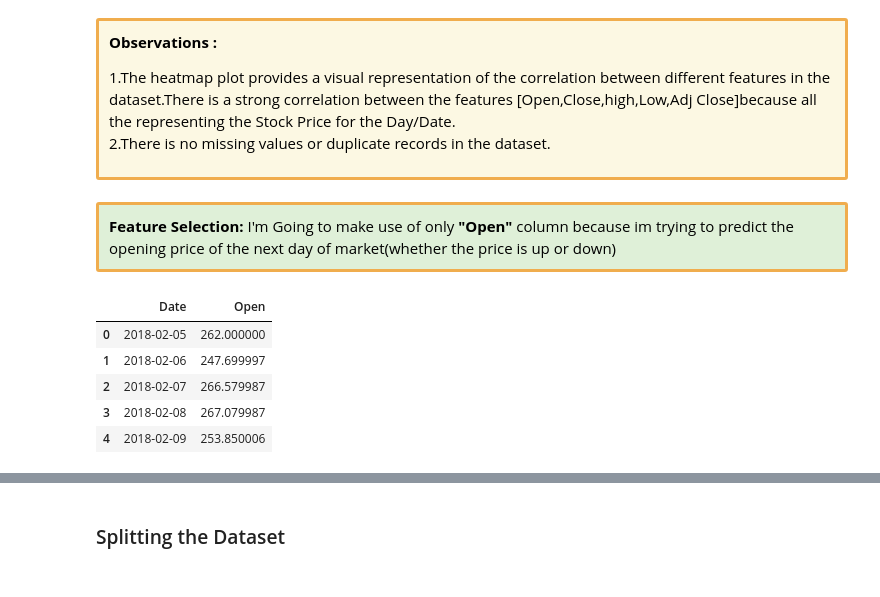
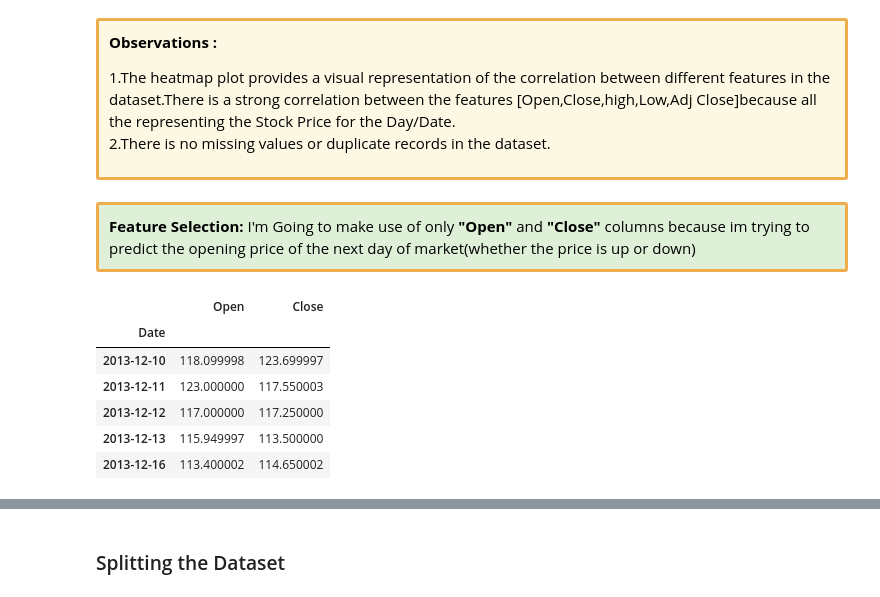
Before and after one commit to Kamalesh1512/Stock-Price-Prediction, a Jupyter notebook: Notebook/stock-price-prediction.ipynb, the cells around one changed output, grey strips where cells are left out. Saved outputs shown, nothing was run; the diff lists cells and outputs as text; code cells hidden in the pictures.

```diff
--- a/Notebook/stock-price-prediction.ipynb
+++ b/Notebook/stock-price-prediction.ipynb
@@ -36,0 +26,9 @@ df=pd.read_csv('/kaggle/input/netflix-stock-price-prediction/NFLX.csv')
+# %%
+data_url='https://raw.githubusercontent.com/Kamalesh1512/datasets/main/VOLTAS.NS.csv'
+
+def read_data(url):
+    df=pd.read_csv(url,index_col='Date')
+    print("shape of the dataset",df.shape)
+    return df
+# %%
+df=read_data(data_url)
@@ -102,0 +89,10 @@ df.duplicated().sum()
+# %%
+def handle_duplicates(dataset):
+    if dataset.duplicated().sum()>0:
+        dataset.drop_duplicates(inplace=True)
+    return dataset
+# %%
+df=handle_duplicates(df)
+
+## rechecking
+df.duplicated().sum()
@@ -133,22 +131,21 @@ fg.show()
 </font>
 </div>
 # %% [markdown]
-
-
 <div class="alert alert-block alert-success" style="border: 3px solid #f0ad4e; background-color: #	#355E3B; padding: 10px;">
 <font color = black><b>Feature Selection:</b></font>
 <font color = black>
-    I'm Going to make use of only <b>"Open"</b> column because im trying to predict the opening price of the next day of market(whether the price is up or down)
+    I'm Going to make use of only <b>"Open"</b> and <b>"Close"</b> columns because im trying to predict the opening price of the next day of market(whether the price is up or down)
 </font>
 </div>
 # %%
-# Feature Selection
-data=df[['Date','Open']]
+# Feature/columns Selection
+data=df[['Open','Close']]
 data.head()
 # %% [output]
-|  | Date | Open |
-| 0 | 2018-02-05 | 262.000000 |
-| 1 | 2018-02-06 | 247.699997 |
-| 2 | 2018-02-07 | 266.579987 |
-| 3 | 2018-02-08 | 267.079987 |
-| 4 | 2018-02-09 | 253.850006 |
+|  | Open | Close |
+| Date |  |  |
+| 2013-12-10 | 118.099998 | 123.699997 |
+| 2013-12-11 | 123.000000 | 117.550003 |
+| 2013-12-12 | 117.000000 | 117.250000 |
+| 2013-12-13 | 115.949997 | 113.500000 |
+| 2013-12-16 | 113.400002 | 114.650002 |
```
Also changed, not shown: parts of 92 cells of this notebook, 16 other files.
